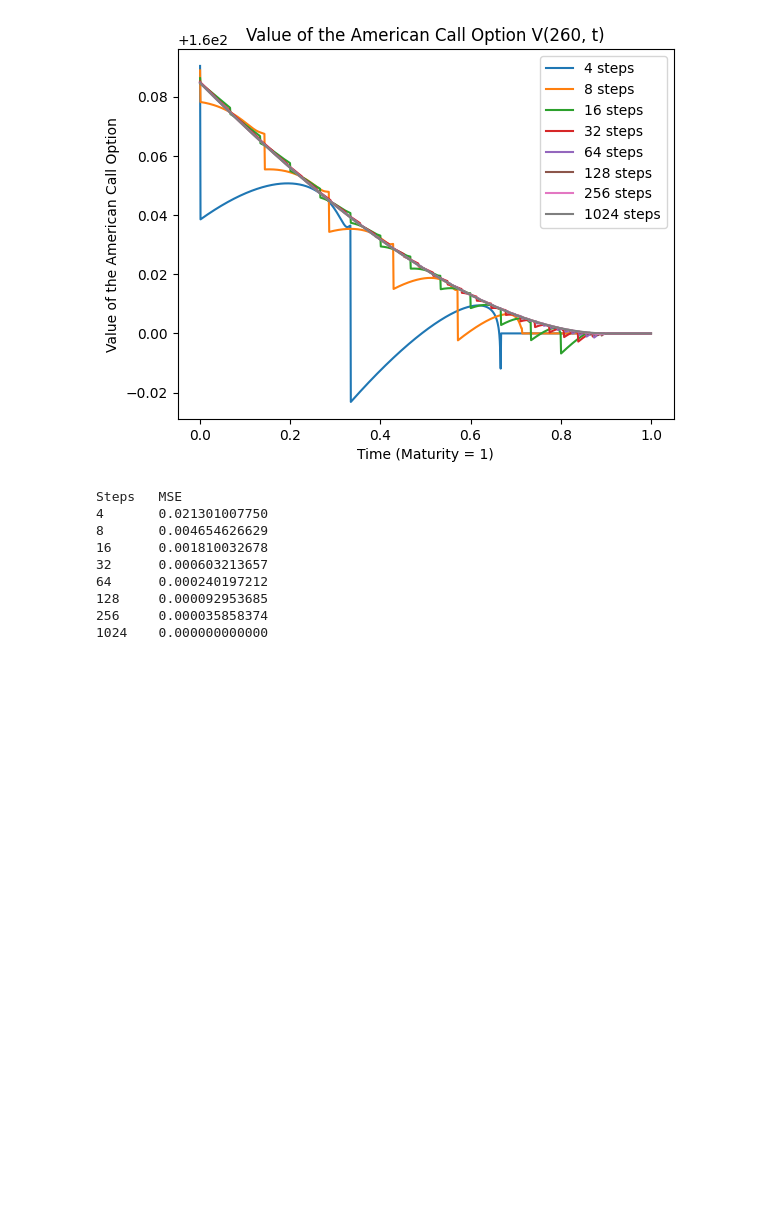
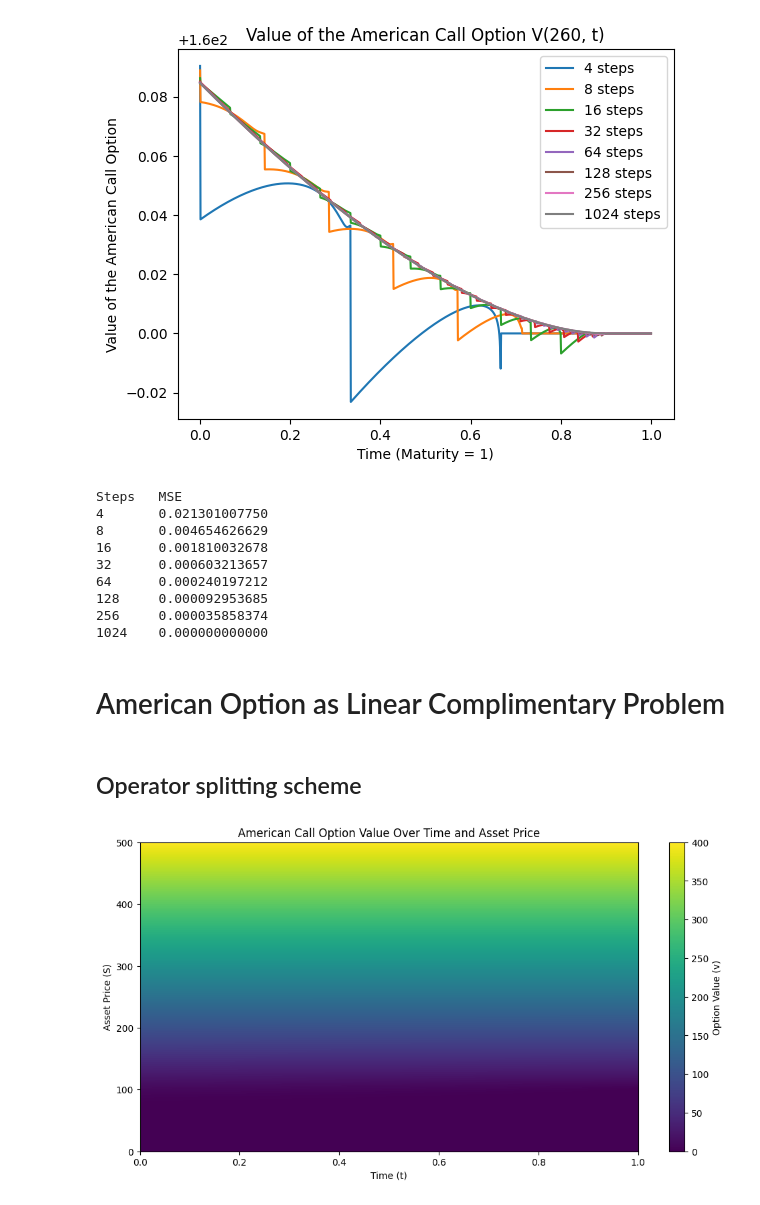
Before and after one commit to ttnhathuy313/option-pricing, a Jupyter notebook: revised.ipynb, the cells around one changed output. Saved outputs shown, nothing was run; the diff lists cells and outputs as text; code cells hidden in the pictures; blank space fills up the shorter version.

Commit message:
add operator splitting

```diff
--- a/revised.ipynb
+++ b/revised.ipynb
@@ -439,3 +439,70 @@ Steps   MSE
 128     0.000092953685
 256     0.000035858374
 1024    0.000000000000
+# %% [markdown]
+# American Option as Linear Complimentary Problem
+# %% [markdown]
+## Operator splitting scheme
+# %%
+n_timesteps=500
+n_spacesteps=1000
+alpha=0.5
+# Parameters
+x_domain = np.linspace(0, 500, n_spacesteps)  # Asset prices
+t_domain = np.linspace(0, 1, n_timesteps)  # Time from 0 to T
+time_interval = 1.0 / n_timesteps
+
+# Initial condition for v at T (payoff for an American call option)
+v_T = np.maximum(x_domain - strike_price, 0)
+lambda_T = np.zeros(len(x_domain))
+
+# Matrix A setup for the finite difference method
+A = np.zeros((len(x_domain), len(x_domain)))
+for i in range(len(x_domain)):
+    A[i, i] = - ((volatility * i)**2 + risk_free_rate)
+    x_value = x_domain[i]
+    if i > 0:
+        A[i, i - 1] = 0.5 * (((volatility * i)**2 - (risk_free_rate - dividend) * i))
+    if i < len(x_domain) - 1:
+        A[i, i + 1] = 0.5 * (((volatility * i)**2 + (risk_free_rate - dividend) * i))
+
+# Storage array for the option values at each time step
+v_matrix = np.zeros((len(t_domain), len(x_domain)))
+v_matrix[-1, :] = v_T  # Set the terminal condition at t = T
+
+# Backward time-stepping
+for i in range(len(t_domain) - 2, -1, -1):
+    t = t_domain[i]
+
+    # Step 1: LU decomposition to find the intermediate step
+    A_prime = -1 / time_interval * np.eye(len(x_domain)) + alpha * A
+    B = 1 / time_interval * np.eye(len(x_domain)) + (1 - alpha) * A
+    intermediate = np.linalg.solve(A_prime, -np.dot(B, v_T) - lambda_T)
+
+    # Step 2: Projection step to enforce the early-exercise constraint
+    v_new = np.copy(intermediate)  # Start with the intermediate values as a base
+    for j in range(len(x_domain)):
+        # Calculate the payoff at this point (for an American call, payoff = max(x - strike_price, 0))
+        payoff = max(x_domain[j] - strike_price, 0)
+        # Enforce the constraint: v >= payoff
+        if v_new[j] + time_interval * lambda_T[j] < payoff:
+            v_new[j] = payoff
+            lambda_T[j] = max(lambda_T[j] + (1 / time_interval) * (intermediate[j] - v_new[j]), 0)
+        else:
+            v_new[j] = v_new[j] + time_interval * lambda_T[j]
+            lambda_T[j] = 0
+    # Update v_T for the next time step
+    v_T = v_new
+    # Store the new v_T in the matrix for plotting
+    v_matrix[i, :] = v_T
+
+# Plotting the heatmap
+plt.figure(figsize=(12, 6))
+plt.imshow(v_matrix.T, extent=[0, 1, 0, 500], aspect='auto', origin='lower', cmap='viridis')
+plt.colorbar(label="Option Value (v)")
+plt.xlabel("Time (t)")
+plt.ylabel("Asset Price (S)")
+plt.title("American Call Option Value Over Time and Asset Price")
+plt.show()
+# %% [output]
+[figure, added]
```
Also changed, not shown: parts of 5 cells of this notebook.
